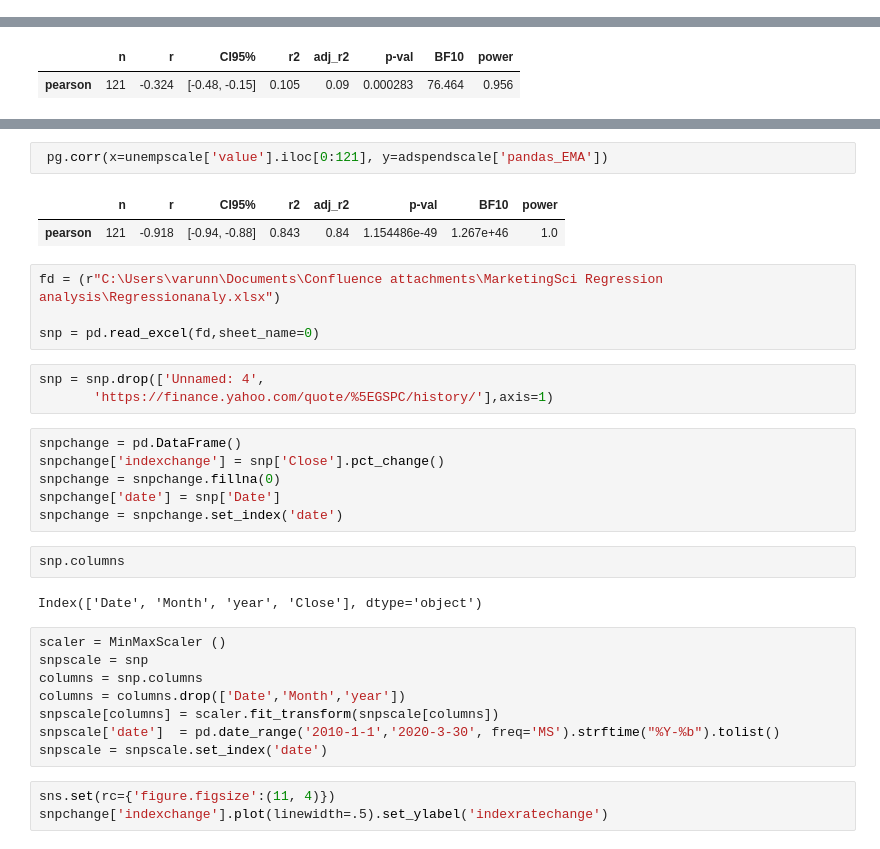
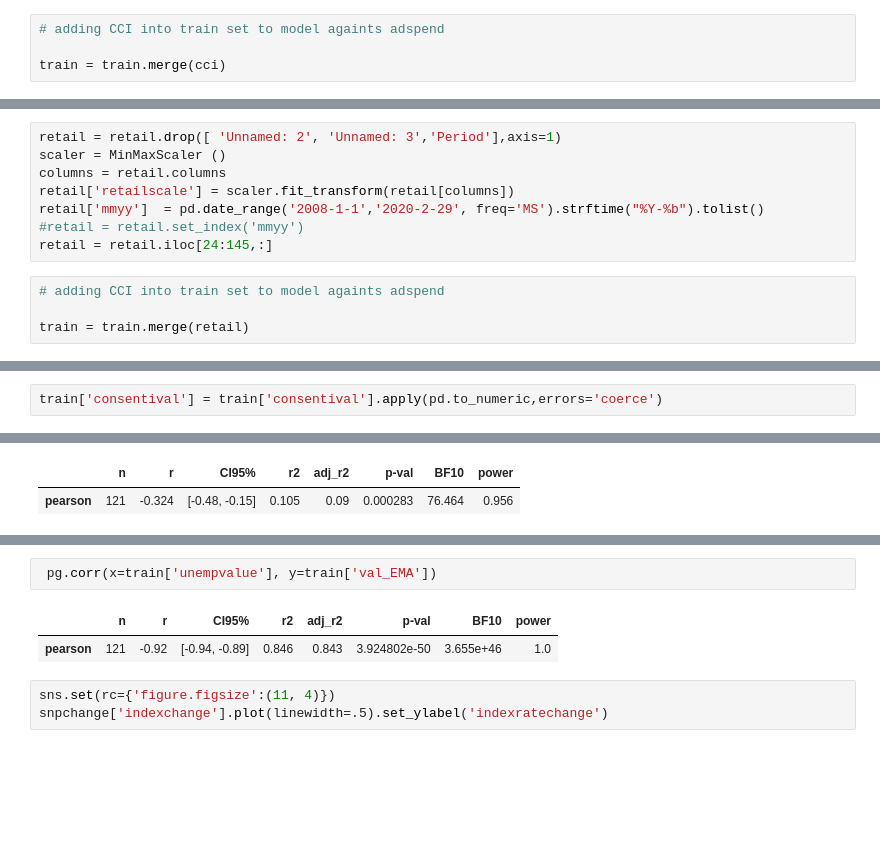
Before and after one commit to varun331/Python, a Jupyter notebook: Regression analysis.ipynb, the cells around one changed output, grey strips where cells are left out. Cells and saved outputs as stored; diff of their text form; blank space fills up the shorter version.

```diff
--- a/Regression analysis.ipynb
+++ b/Regression analysis.ipynb
@@ -122,0 +159,4 @@ adspendscale['pandas_EMA'] = adspendscale.iloc[:,22].ewm(span=40,adjust=False).m
+# %%
+# adding CCI into train set to model againts adspend
+
+train = train.merge(cci)
@@ -122,0 +168,12 @@ adspendscale['pandas_EMA'] = adspendscale.iloc[:,22].ewm(span=40,adjust=False).m
+# %%
+retail = retail.drop([ 'Unnamed: 2', 'Unnamed: 3','Period'],axis=1)
+scaler = MinMaxScaler ()
+columns = retail.columns
+retail['retailscale'] = scaler.fit_transform(retail[columns])
+retail['mmyy']  = pd.date_range('2008-1-1','2020-2-29', freq='MS').strftime("%Y-%b").tolist()
+#retail = retail.set_index('mmyy')
+retail = retail.iloc[24:145,:]
+# %%
+# adding CCI into train set to model againts adspend
+
+train = train.merge(retail)
@@ -122,0 +288,2 @@ adspendscale['pandas_EMA'] = adspendscale.iloc[:,22].ewm(span=40,adjust=False).m
+# %%
+train['consentival'] = train['consentival'].apply(pd.to_numeric,errors='coerce')
@@ -205,33 +432,8 @@ pg.corr(x=unempchange['ratechange'].iloc[0:121], y=adspendchange['GRAND TOTAL'])
 # %%
- pg.corr(x=unempscale['value'].iloc[0:121], y=adspendscale['pandas_EMA'])
+ pg.corr(x=train['unempvalue'], y=train['val_EMA'])
 # %% [output]
 |  | n | r | CI95% | r2 | adj_r2 | p-val | BF10 | power |
-| pearson | 121 | -0.918 | [-0.94, -0.88] | 0.843 | 0.84 | 1.154486e-49 | 1.267e+46 | 1.0 |
+| pearson | 121 | -0.92 | [-0.94, -0.89] | 0.846 | 0.843 | 3.924802e-50 | 3.655e+46 | 1.0 |
-# %%
-fd = (r"C:\Users\varunn\Documents\Confluence attachments\MarketingSci Regression analysis\Regressionanaly.xlsx")
-
-snp = pd.read_excel(fd,sheet_name=0)
-# %%
-snp = snp.drop(['Unnamed: 4',
-       'https://finance.yahoo.com/quote/%5EGSPC/history/'],axis=1)
-# %%
-snpchange = pd.DataFrame()
-snpchange['indexchange'] = snp['Close'].pct_change()
-snpchange = snpchange.fillna(0)
-snpchange['date'] = snp['Date']
-snpchange = snpchange.set_index('date')
-# %%
-snp.columns
-# %% [output]
-Index(['Date', 'Month', 'year', 'Close'], dtype='object')
-# %%
-scaler = MinMaxScaler ()
-snpscale = snp
-columns = snp.columns
-columns = columns.drop(['Date','Month','year'])
-snpscale[columns] = scaler.fit_transform(snpscale[columns])
-snpscale['date']  = pd.date_range('2010-1-1','2020-3-30', freq='MS').strftime("%Y-%b").tolist()
-snpscale = snpscale.set_index('date')
 # %%
 sns.set(rc={'figure.figsize':(11, 4)})
 snpchange['indexchange'].plot(linewidth=.5).set_ylabel('indexratechange')
```
Also changed, not shown: parts of 162 cells of this notebook.
